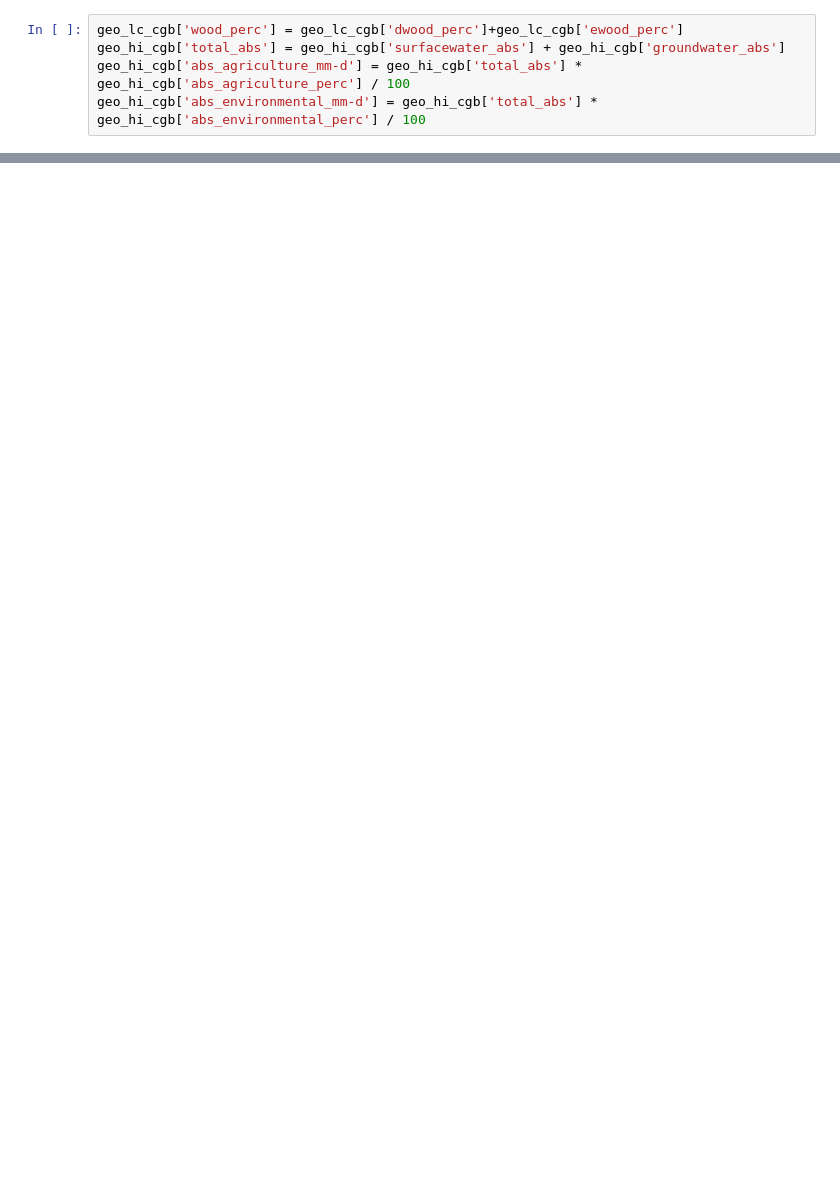
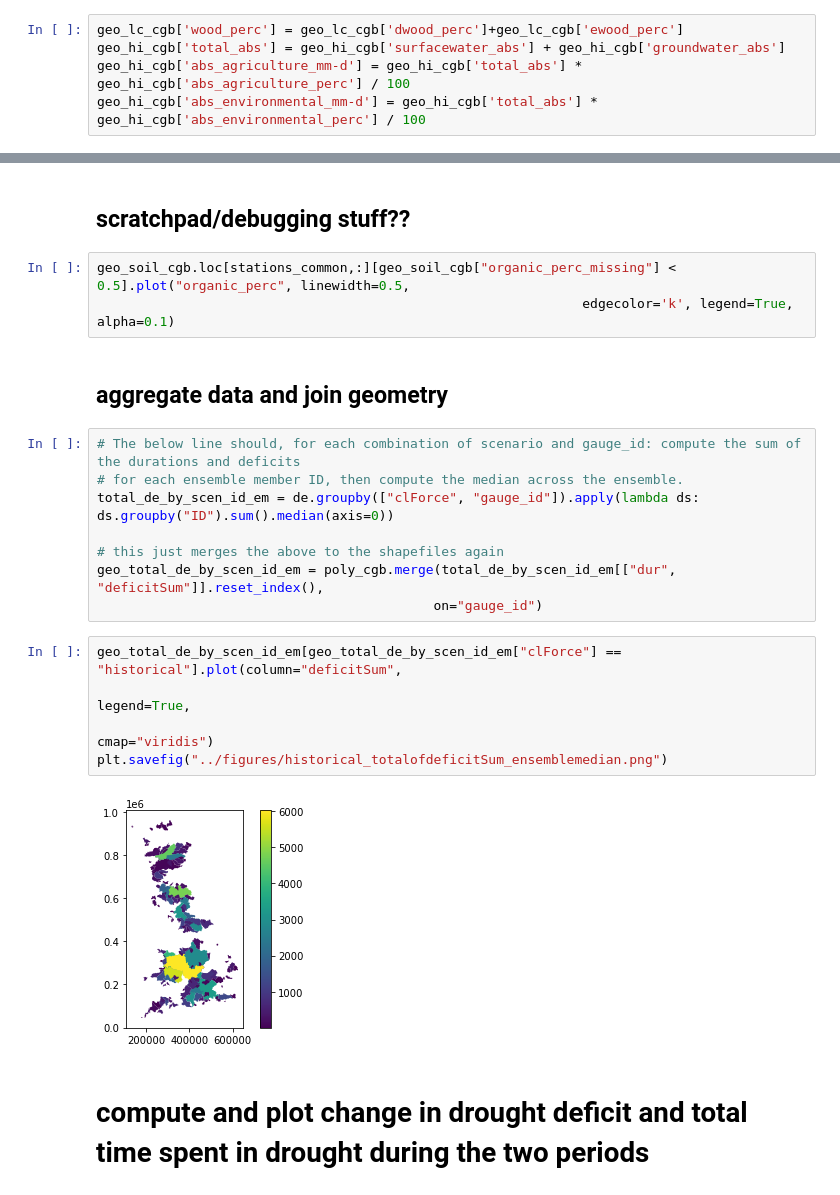
Before and after one commit to nelerey/drought-fighters, a Jupyter notebook: notebooks/exploratory-Nele.ipynb, the cells around one changed output, grey strips where cells are left out. Drawn from its saved outputs; the diff is of its cells as text; blank space fills up the shorter version.

```diff
--- a/notebooks/exploratory-Nele.ipynb
+++ b/notebooks/exploratory-Nele.ipynb
@@ -292,0 +193,24 @@ Name: root_depth, Length: 671, dtype: float64
+# %% [markdown]
+## scratchpad/debugging stuff??
+# %%
+geo_soil_cgb.loc[stations_common,:][geo_soil_cgb["organic_perc_missing"] < 0.5].plot("organic_perc", linewidth=0.5,
+                                                              edgecolor='k', legend=True, alpha=0.1)
+# %% [markdown]
+## aggregate data and join geometry
+# %%
+# The below line should, for each combination of scenario and gauge_id: compute the sum of the durations and deficits
+# for each ensemble member ID, then compute the median across the ensemble.
+total_de_by_scen_id_em = de.groupby(["clForce", "gauge_id"]).apply(lambda ds:  ds.groupby("ID").sum().median(axis=0))
+
+# this just merges the above to the shapefiles again
+geo_total_de_by_scen_id_em = poly_cgb.merge(total_de_by_scen_id_em[["dur", "deficitSum"]].reset_index(),
+                                           on="gauge_id")
+# %%
+geo_total_de_by_scen_id_em[geo_total_de_by_scen_id_em["clForce"] == "historical"].plot(column="deficitSum",
+                                                                                       legend=True,
+                                                                                       cmap="viridis")
+plt.savefig("../figures/historical_totalofdeficitSum_ensemblemedian.png")
+# %% [output]
+[figure, added]
+# %% [markdown]
+# compute and plot change in drought deficit and total time spent in drought during the two periods
```
Also changed, not shown: parts of 27 cells of this notebook.
